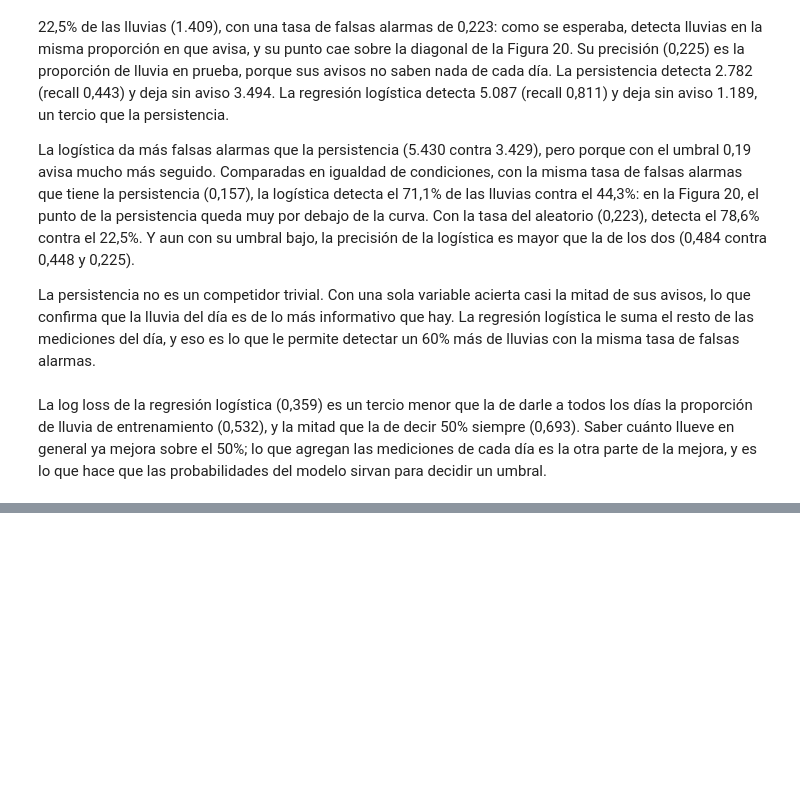
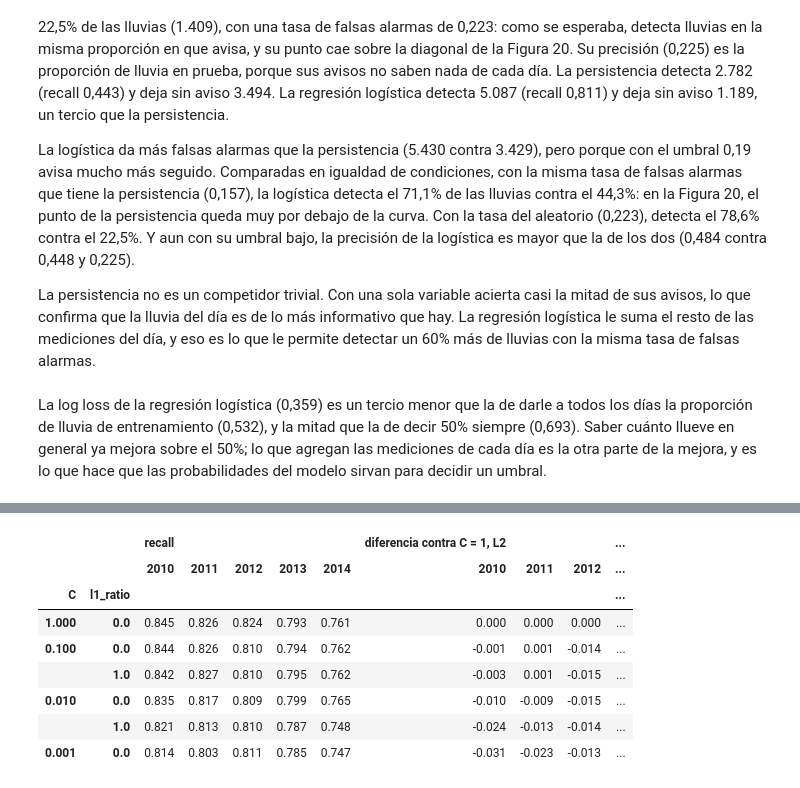
Before and after one commit to LucasD1az/TP_AA1_Tardugno_Diaz_Ferreira, a Jupyter notebook: TP_2/TP-clasificacion-AA1.ipynb, the cells around one changed output, grey strips where cells are left out. Cells and saved outputs as stored; diff of their text form; code cells hidden in the pictures; blank space fills up the shorter version.

```diff
--- a/TP_2/TP-clasificacion-AA1.ipynb
+++ b/TP_2/TP-clasificacion-AA1.ipynb
@@ -2226,0 +2428,17 @@ mejora, y es lo que hace que las probabilidades del modelo sirvan para decidir u
+# %%
+# Recall y umbral de cada año para algunas combinaciones, y la diferencia de recall contra C = 1 con L2
+por_anio = resultados.set_index([resultados["param_modelo__C"].astype(float).round(4), "param_modelo__l1_ratio"]).rename_axis(["C", "l1_ratio"])
+elegidas = [c for c in [(1.0, 0), (0.1, 0), (0.1, 1), (0.01, 0), (0.01, 1), (0.001, 0)] if c in por_anio.index]
+recall_anio = por_anio.loc[elegidas, [f"split{i}_test_recall" for i in range(5)]].astype(float).set_axis(list(anios_validacion), axis=1)
+umbral_anio = por_anio.loc[elegidas, [f"split{i}_test_umbral" for i in range(5)]].astype(float).set_axis(list(anios_validacion), axis=1)
+pd.concat({"recall": recall_anio, "diferencia contra C = 1, L2": recall_anio - recall_anio.loc[(1.0, 0)], "umbral": umbral_anio}, axis=1).round(3)
+# %% [output]
+|  |  | recall |  |  |  |  | diferencia contra C = 1, L2 |  |  | ... |
+|  |  | 2010 | 2011 | 2012 | 2013 | 2014 | 2010 | 2011 | 2012 | ... |
+| C | l1_ratio |  |  |  |  |  |  |  |  | ... |
+| 1.000 | 0.0 | 0.845 | 0.826 | 0.824 | 0.793 | 0.761 | 0.000 | 0.000 | 0.000 | ... |
+| 0.100 | 0.0 | 0.844 | 0.826 | 0.810 | 0.794 | 0.762 | -0.001 | 0.001 | -0.014 | ... |
+|  | 1.0 | 0.842 | 0.827 | 0.810 | 0.795 | 0.762 | -0.003 | 0.001 | -0.015 | ... |
+| 0.010 | 0.0 | 0.835 | 0.817 | 0.809 | 0.799 | 0.765 | -0.010 | -0.009 | -0.015 | ... |
+|  | 1.0 | 0.821 | 0.813 | 0.810 | 0.787 | 0.748 | -0.024 | -0.013 | -0.014 | ... |
+| 0.001 | 0.0 | 0.814 | 0.803 | 0.811 | 0.785 | 0.747 | -0.031 | -0.023 | -0.013 | ... |
```
Also changed, not shown: parts of 24 cells of this notebook, 1 other file.
